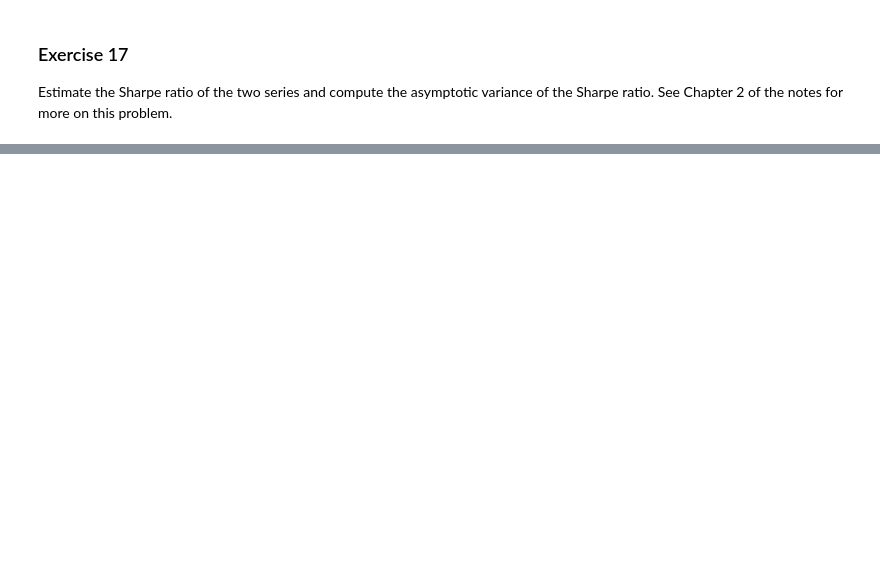
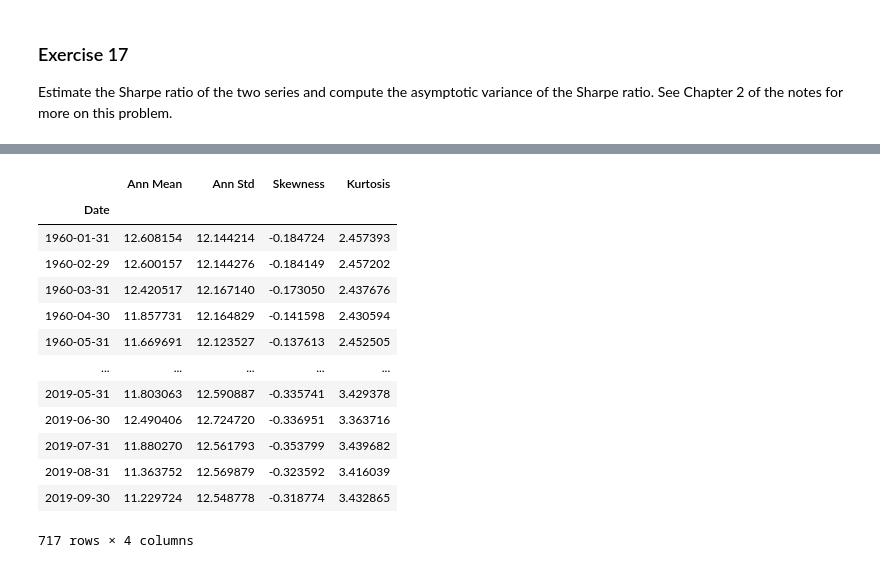
Before and after one commit to bashtage/python-introduction, a Jupyter notebook: solutions/autumn/estimation-method-of-moments.ipynb, the cells around one changed output, grey strips where cells are left out. Cells and saved outputs as stored; diff of their text form; code cells hidden in the pictures; blank space fills up the shorter version.

```diff
--- a/solutions/autumn/estimation-method-of-moments.ipynb
+++ b/solutions/autumn/estimation-method-of-moments.ipynb
@@ -23,0 +150,25 @@ Plot rolling estimates of these using 120 months of consecutive data using a
+# %%
+roller = sp500.rolling(120)
+rolling = pd.DataFrame({"Ann Mean": 12 * roller.mean(),
+                        "Ann Std":np.sqrt(12 * roller.var()),
+                        "Skewness": roller.apply(stats.skew),
+                        "Kurtosis": 3 + roller.apply(stats.kurtosis)},
+                       index=sp500.index)
+
+rolling = rolling.dropna()
+rolling
+# %% [output]
+|  | Ann Mean | Ann Std | Skewness | Kurtosis |
+| Date |  |  |  |  |
+| 1960-01-31 | 12.608154 | 12.144214 | -0.184724 | 2.457393 |
+| 1960-02-29 | 12.600157 | 12.144276 | -0.184149 | 2.457202 |
+| 1960-03-31 | 12.420517 | 12.167140 | -0.173050 | 2.437676 |
+| 1960-04-30 | 11.857731 | 12.164829 | -0.141598 | 2.430594 |
+| 1960-05-31 | 11.669691 | 12.123527 | -0.137613 | 2.452505 |
+| ... | ... | ... | ... | ... |
+| 2019-05-31 | 11.803063 | 12.590887 | -0.335741 | 3.429378 |
+| 2019-06-30 | 12.490406 | 12.724720 | -0.336951 | 3.363716 |
+| 2019-07-31 | 11.880270 | 12.561793 | -0.353799 | 3.439682 |
+| 2019-08-31 | 11.363752 | 12.569879 | -0.323592 | 3.416039 |
+| 2019-09-30 | 11.229724 | 12.548778 | -0.318774 | 3.432865 |
+717 rows × 4 columns
```
Also changed, not shown: parts of 10 cells of this notebook, 3 other files.
